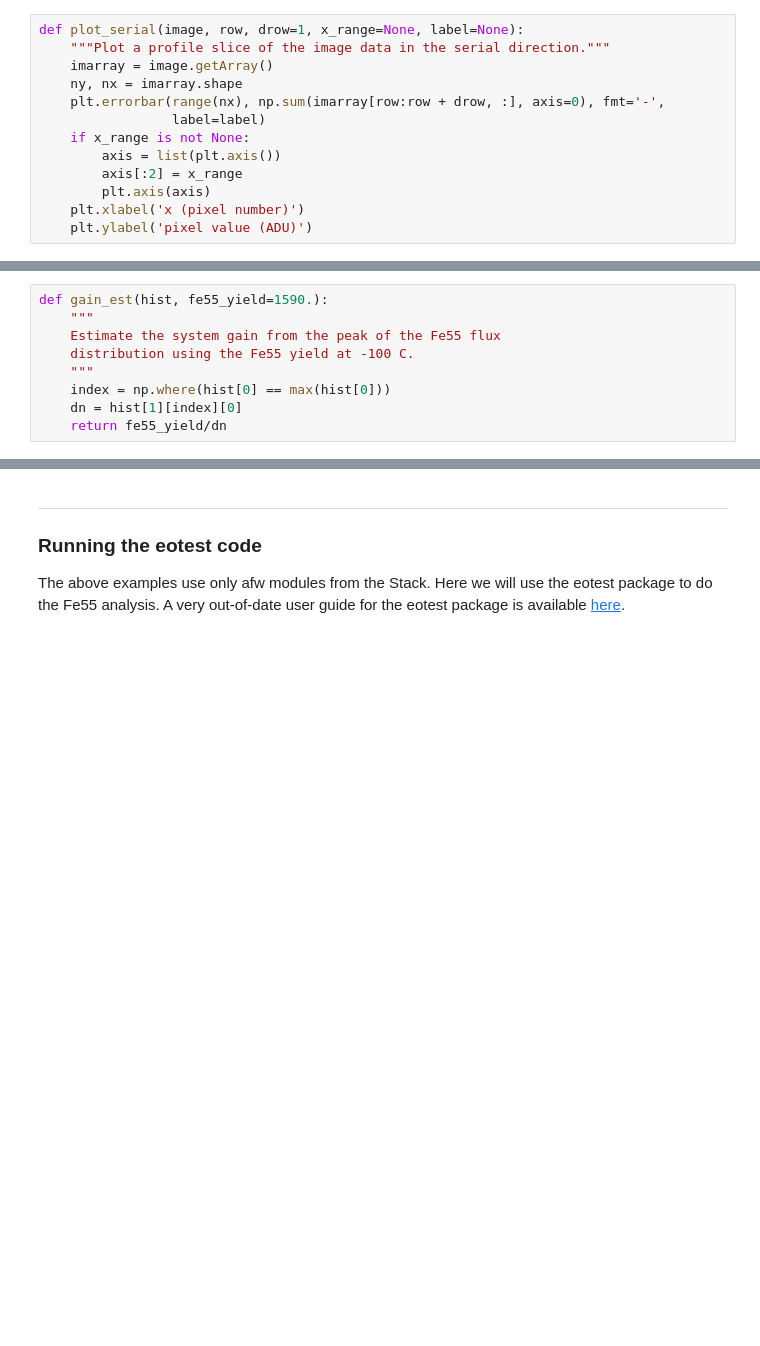
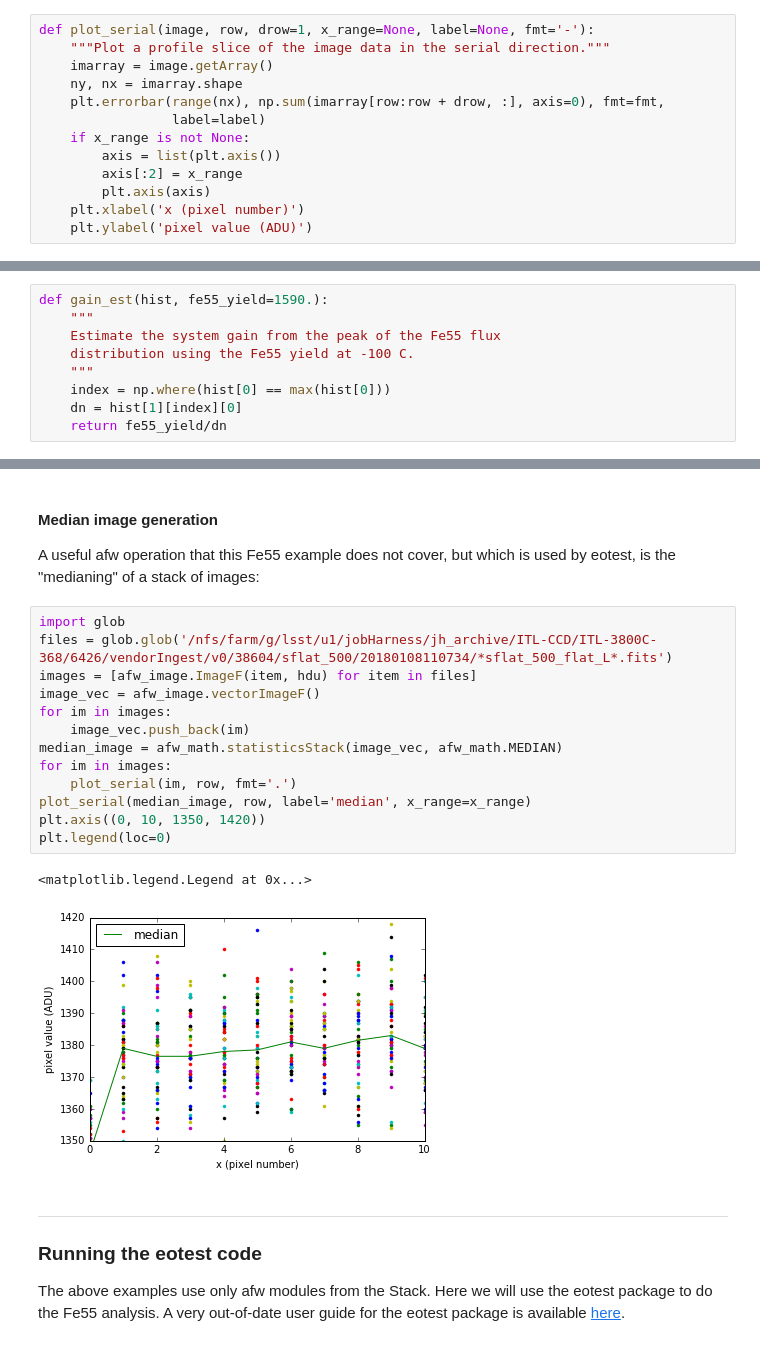
Before and after one commit to lsst-camera-dh/eotest, a Jupyter notebook: doc/Notebooks/Stack_tutorial.ipynb, the cells around one changed output, grey strips where cells are left out. Drawn from its saved outputs; the diff is of its cells as text; blank space fills up the shorter version.

```diff
--- a/doc/Notebooks/Stack_tutorial.ipynb
+++ b/doc/Notebooks/Stack_tutorial.ipynb
@@ -32,11 +32,11 @@ import lsst.afw.math as afw_math
 # %% [markdown]
 Here are a few functions to display the pixel data.
 # %%
-def plot_serial(image, row, drow=1, x_range=None, label=None):
+def plot_serial(image, row, drow=1, x_range=None, label=None, fmt='-'):
     """Plot a profile slice of the image data in the serial direction."""
     imarray = image.getArray()
     ny, nx = imarray.shape
-    plt.errorbar(range(nx), np.sum(imarray[row:row + drow, :], axis=0), fmt='-',
+    plt.errorbar(range(nx), np.sum(imarray[row:row + drow, :], axis=0), fmt=fmt,
                  label=label)
     if x_range is not None:
         axis = list(plt.axis())
@@ -263,3 +266,22 @@ plt.legend(loc=0)
+# %% [markdown]
+#### Median image generation
+A useful afw operation that this Fe55 example does not cover, but which is used by eotest, is the "medianing" of a stack of images:
+# %%
+import glob
+files = glob.glob('/nfs/farm/g/lsst/u1/jobHarness/jh_archive/ITL-CCD/ITL-3800C-368/6426/vendorIngest/v0/38604/sflat_500/20180108110734/*sflat_500_flat_L*.fits')
+images = [afw_image.ImageF(item, hdu) for item in files]
+image_vec = afw_image.vectorImageF()
+for im in images:
+    image_vec.push_back(im)
+median_image = afw_math.statisticsStack(image_vec, afw_math.MEDIAN)
+for im in images:
+    plot_serial(im, row, fmt='.')
+plot_serial(median_image, row, label='median', x_range=x_range)
+plt.axis((0, 10, 1350, 1420))
+plt.legend(loc=0)
+# %% [output]
+<matplotlib.legend.Legend at 0x...>
+[figure, added]
 # %% [markdown]
 ----
 ### Running the eotest code
```
Also changed, not shown: parts of 4 cells of this notebook.
